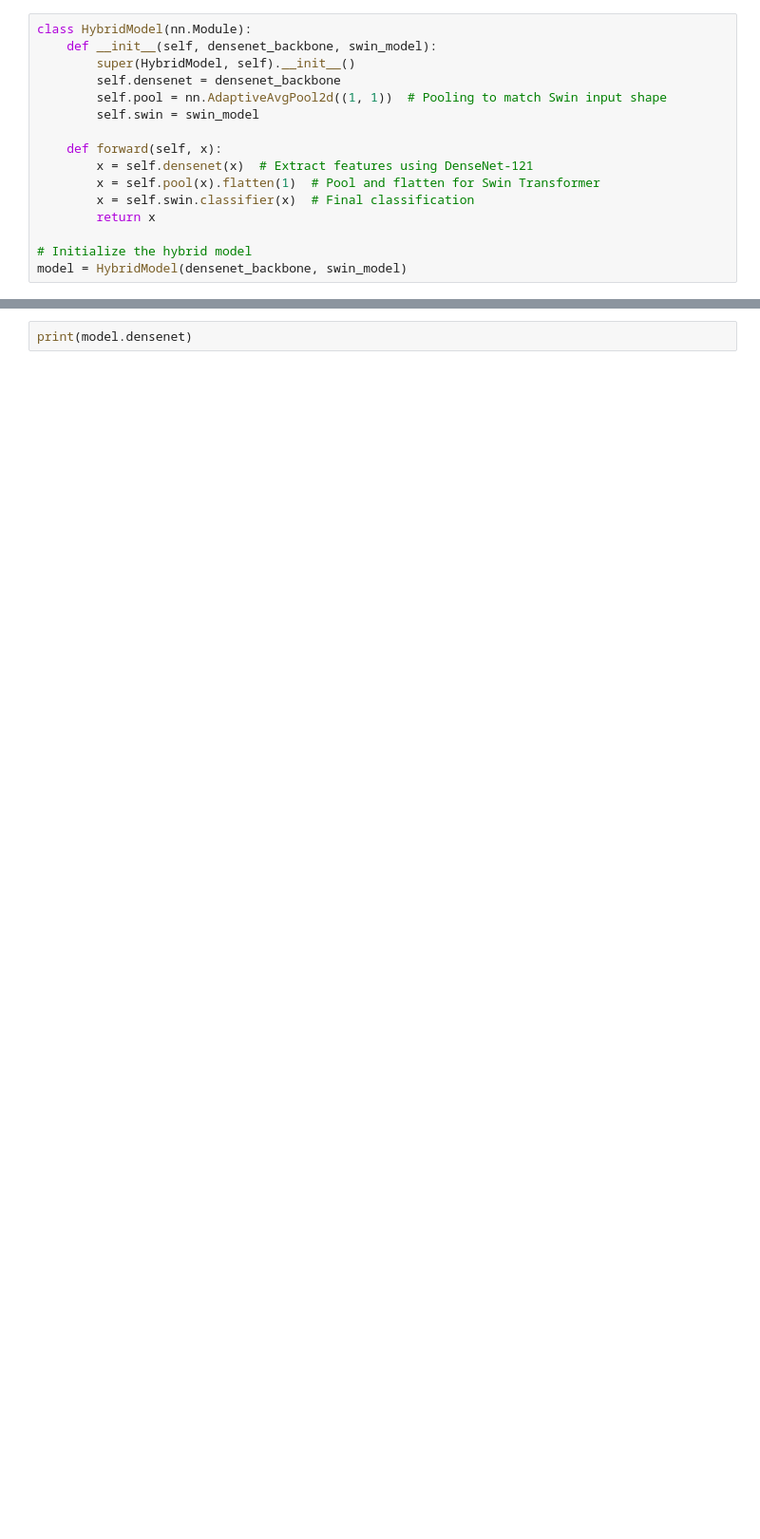
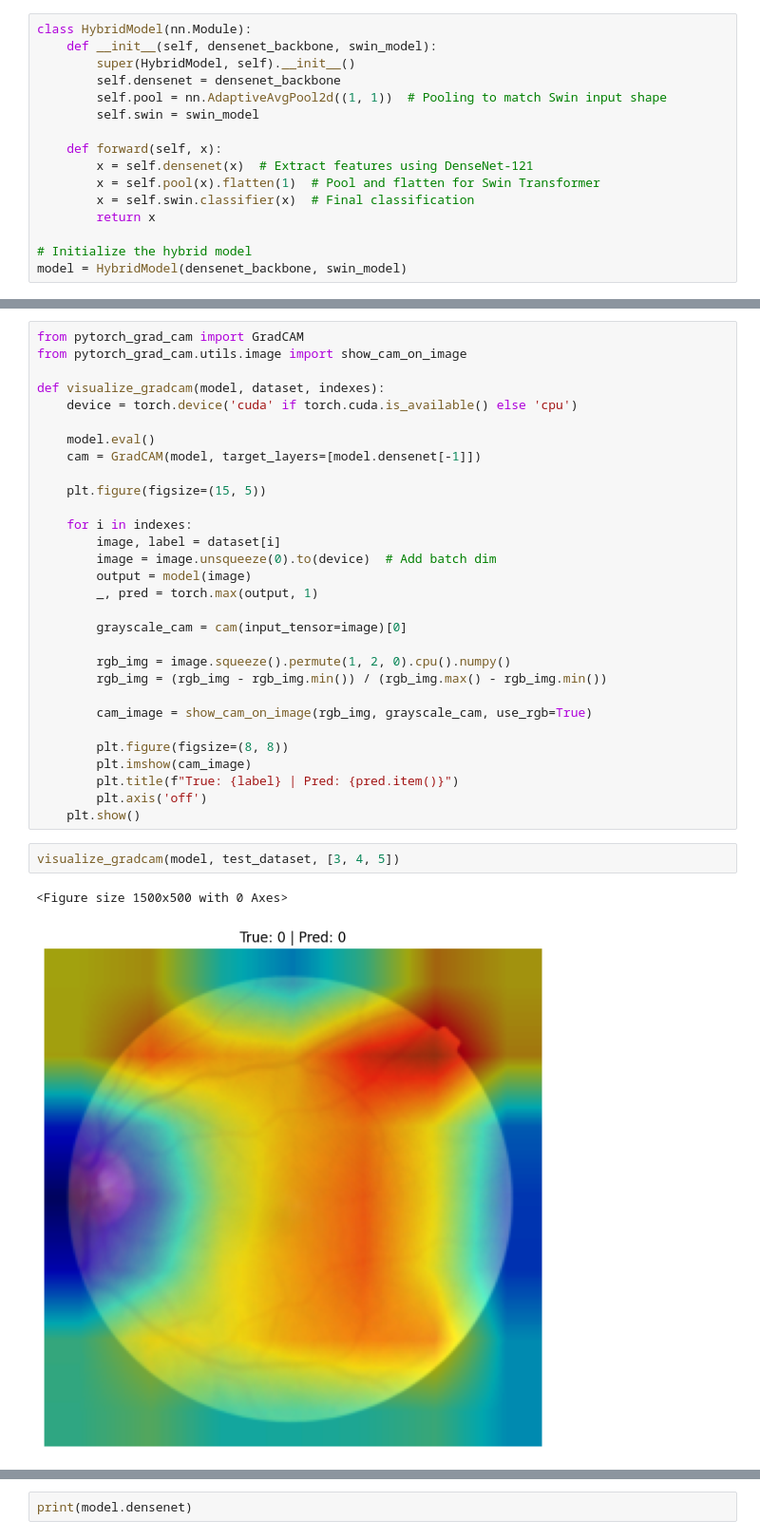
Before and after one commit to rymayl33/Diabetic_Retinopathy_Preprocessing, a Jupyter notebook: train_test_eval_rylee.ipynb, the cells around one changed output, grey strips where cells are left out. Shown at 95% size. Cells and saved outputs as stored; diff of their text form; blank space fills up the shorter version.

```diff
--- a/train_test_eval_rylee.ipynb
+++ b/train_test_eval_rylee.ipynb
@@ -248,0 +376,35 @@ Test Accuracy: 0.8104
+# %%
+from pytorch_grad_cam import GradCAM
+from pytorch_grad_cam.utils.image import show_cam_on_image
+
+def visualize_gradcam(model, dataset, indexes):
+    device = torch.device('cuda' if torch.cuda.is_available() else 'cpu')
+
+    model.eval()
+    cam = GradCAM(model, target_layers=[model.densenet[-1]])
+
+    plt.figure(figsize=(15, 5))
+
+    for i in indexes:
+        image, label = dataset[i]
+        image = image.unsqueeze(0).to(device)  # Add batch dim
+        output = model(image)
+        _, pred = torch.max(output, 1)
+
+        grayscale_cam = cam(input_tensor=image)[0]
+
+        rgb_img = image.squeeze().permute(1, 2, 0).cpu().numpy()
+        rgb_img = (rgb_img - rgb_img.min()) / (rgb_img.max() - rgb_img.min())
+
+        cam_image = show_cam_on_image(rgb_img, grayscale_cam, use_rgb=True)
+
+        plt.figure(figsize=(8, 8))
+        plt.imshow(cam_image)
+        plt.title(f"True: {label} | Pred: {pred.item()}")
+        plt.axis('off')
+    plt.show()
+# %%
+visualize_gradcam(model, test_dataset, [3, 4, 5])
+# %% [output]
+<Figure size 1500x500 with 0 Axes>
+[figure, added]
```
Also changed, not shown: parts of 13 cells of this notebook, 1 other file.
